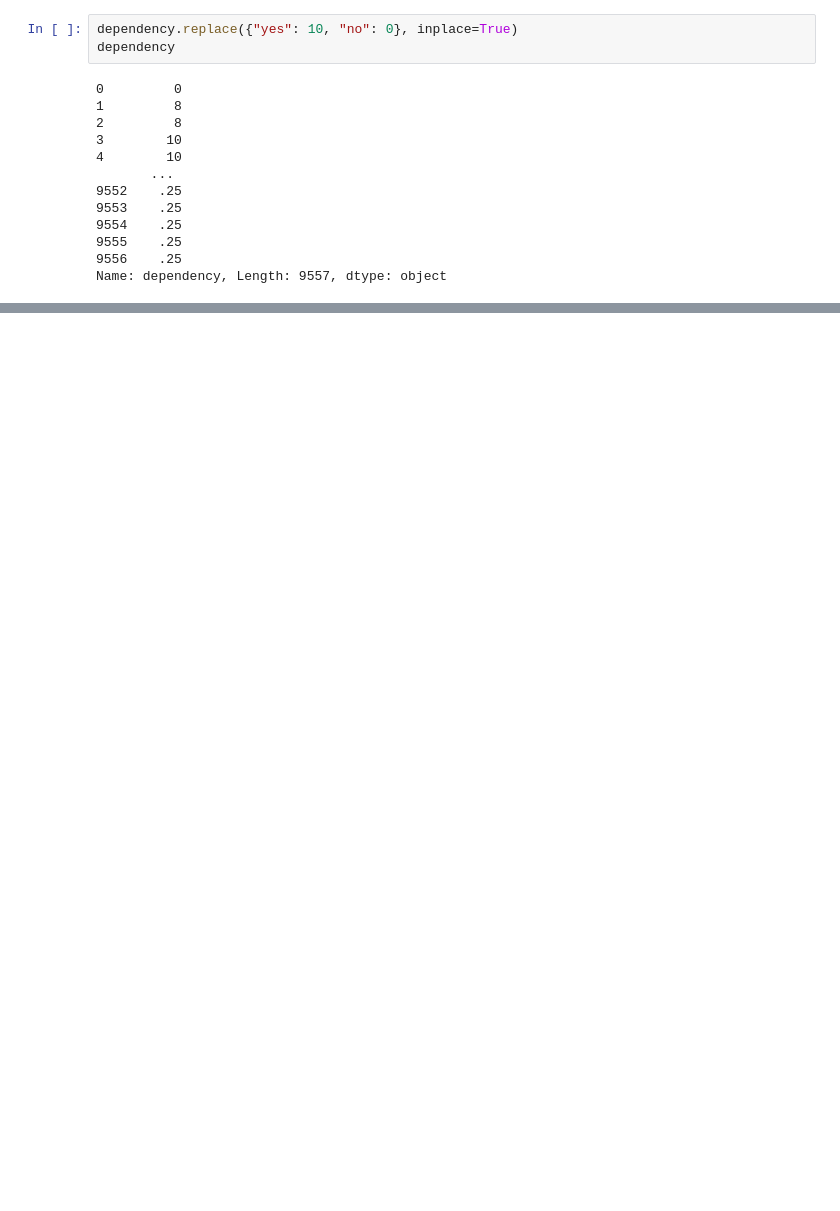
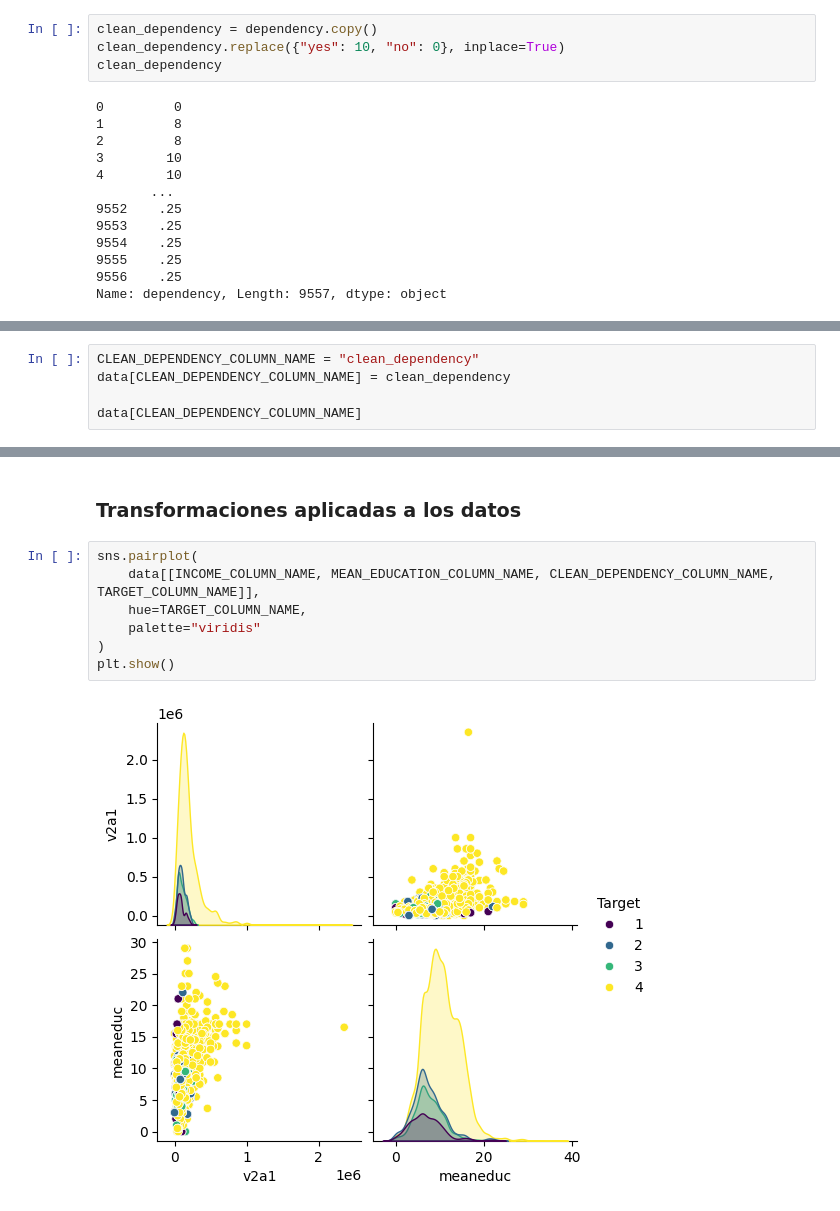
Before and after one commit to AvocadoAguacate/TC03ML, a Jupyter notebook: TC.ipynb, the cells around one changed output, grey strips where cells are left out. Saved outputs shown, nothing was run; the diff lists cells and outputs as text; blank space fills up the shorter version.

```diff
--- a/TC.ipynb
+++ b/TC.ipynb
@@ -154,8 +186,9 @@ Como se pudo ver en una fase anterior, entre los valores de la columna `dependen
 
 El problema consiste en que ciertos de estos valores que deberían de ser numéricos son ***yes*** o ***no***. En los valores ***no*** se puede asumir que no hay miembros dependientes, por lo cuál podemos sustituir el valor por un 0. El caso de ***yes*** es un poco más complejo, ya que podríamos asumir que todos los miembros son dependientes, por lo que el resultado del cálculo sería una tasa de dependencia en infinito, pero al no poder manejar ese valor, lo sustituiremos por un 10, dentro de los datos numéricos el más alto es un 5, por lo cuál se considera una cifra correcta para señalar una alta dependencia.
 # %%
-dependency.replace({"yes": 10, "no": 0}, inplace=True)
-dependency
+clean_dependency = dependency.copy()
+clean_dependency.replace({"yes": 10, "no": 0}, inplace=True)
+clean_dependency
 # %% [output]
 0         0
 1         8
@@ -171,0 +207,5 @@ Name: dependency, Length: 9557, dtype: object
+# %%
+CLEAN_DEPENDENCY_COLUMN_NAME = "clean_dependency"
+data[CLEAN_DEPENDENCY_COLUMN_NAME] = clean_dependency
+
+data[CLEAN_DEPENDENCY_COLUMN_NAME]
@@ -171,0 +225,11 @@ Name: dependency, Length: 9557, dtype: object
+# %% [markdown]
+### Transformaciones aplicadas a los datos
+# %%
+sns.pairplot(
+    data[[INCOME_COLUMN_NAME, MEAN_EDUCATION_COLUMN_NAME, CLEAN_DEPENDENCY_COLUMN_NAME, TARGET_COLUMN_NAME]],
+    hue=TARGET_COLUMN_NAME,
+    palette="viridis"
+)
+plt.show()
+# %% [output]
+[figure, added]
```
Also changed, not shown: parts of 18 cells of this notebook.
